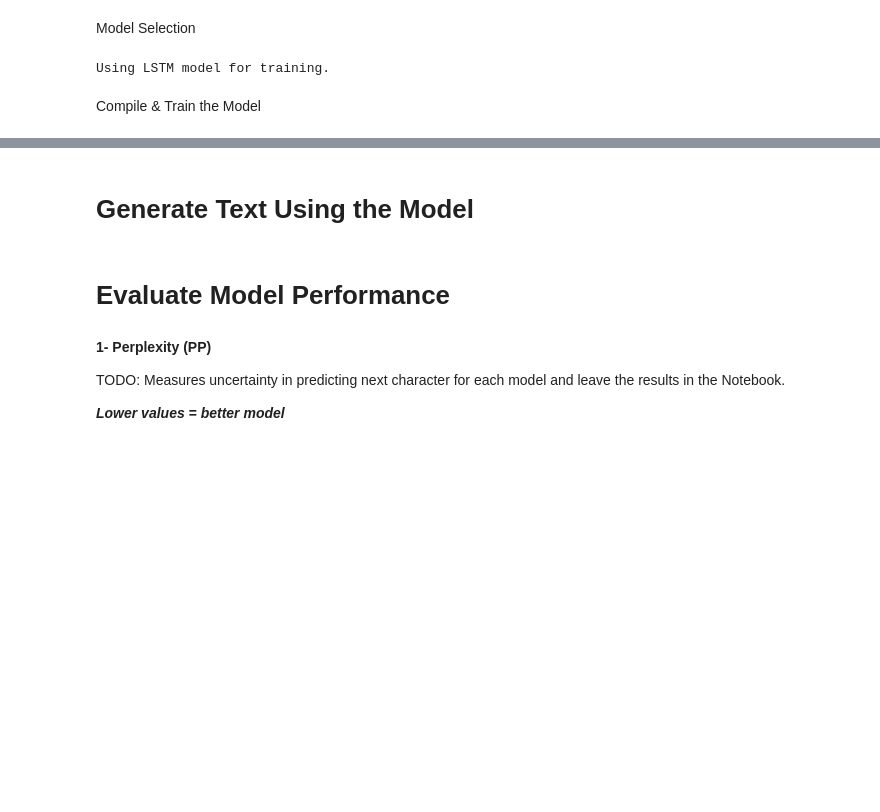
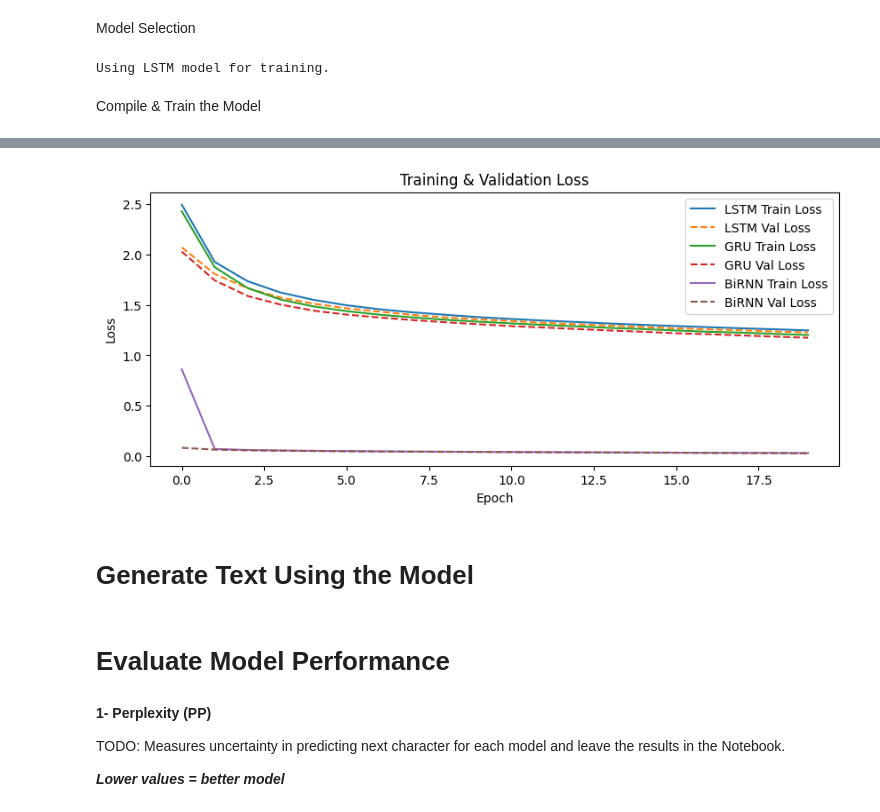
Before and after one commit to FaridaBey/Assignment, a Jupyter notebook: Labs/Lab4/Lab4.ipynb, the cells around one changed output, grey strips where cells are left out. Saved outputs shown, nothing was run; the diff lists cells and outputs as text; code cells hidden in the pictures; blank space fills up the shorter version.

```diff
--- a/Labs/Lab4/Lab4.ipynb
+++ b/Labs/Lab4/Lab4.ipynb
@@ -315,7 +315,6 @@ def build_gru_model(vocab_size, embedding_dim, rnn_units, batch_size):
         tf.keras.layers.Embedding(
             input_dim=vocab_size,
             output_dim=embedding_dim,
-            batch_input_shape=[batch_size, None]
         ),
         tf.keras.layers.GRU(
             units=rnn_units,
@@ -417,7 +416,6 @@ def build_birnn_model(vocab_size, embedding_dim, rnn_units, batch_size, rnn_type
         tf.keras.layers.Embedding(
             input_dim=vocab_size,
             output_dim=embedding_dim,
-            batch_input_shape=[batch_size, None]
         ),
         tf.keras.layers.Bidirectional(rnn_layer),
         tf.keras.layers.Dense(vocab_size)
@@ -476,3 +474,13 @@ def compile_and_train(model, path, EPOCHS = 30):
 )
 
   return history
+# %%
+# Train all 3 models
+model_lstm = build_lstm_model(VOCAB_SIZE, EMBEDDING_DIM, RNN_UNITS, BATCH_SIZE)
+history_lstm = compile_and_train(model_lstm, path="lstm_checkpoints", EPOCHS=20)
+
+model_gru = build_gru_model(VOCAB_SIZE, EMBEDDING_DIM, RNN_UNITS, BATCH_SIZE)
+history_gru = compile_and_train(model_gru, path="gru_checkpoints", EPOCHS=20)
+
+model_birnn = build_birnn_model(VOCAB_SIZE, EMBEDDING_DIM, RNN_UNITS, BATCH_SIZE, rnn_type="LSTM")
+history_birnn = compile_and_train(model_birnn, path="birnn_checkpoints", EPOCHS=20)
@@ -479,3 +505,20 @@ def compile_and_train(model, path, EPOCHS = 30):
+# %%
+import matplotlib.pyplot as plt
+
+def plot_history(histories, labels):
+    plt.figure(figsize=(10, 4))
+    for history, label in zip(histories, labels):
+        plt.plot(history.history['loss'], label=f'{label} Train Loss')
+        plt.plot(history.history['val_loss'], linestyle='--', label=f'{label} Val Loss')
+    plt.xlabel('Epoch')
+    plt.ylabel('Loss')
+    plt.title('Training & Validation Loss')
+    plt.legend()
+    plt.show()
+
+plot_history([history_lstm, history_gru, history_birnn], ['LSTM', 'GRU', 'BiRNN'])
+# %% [output]
+[figure, added]
 # %% [markdown]
 # Generate Text Using the Model
 # %%
```
Also changed, not shown: parts of 8 cells of this notebook.
